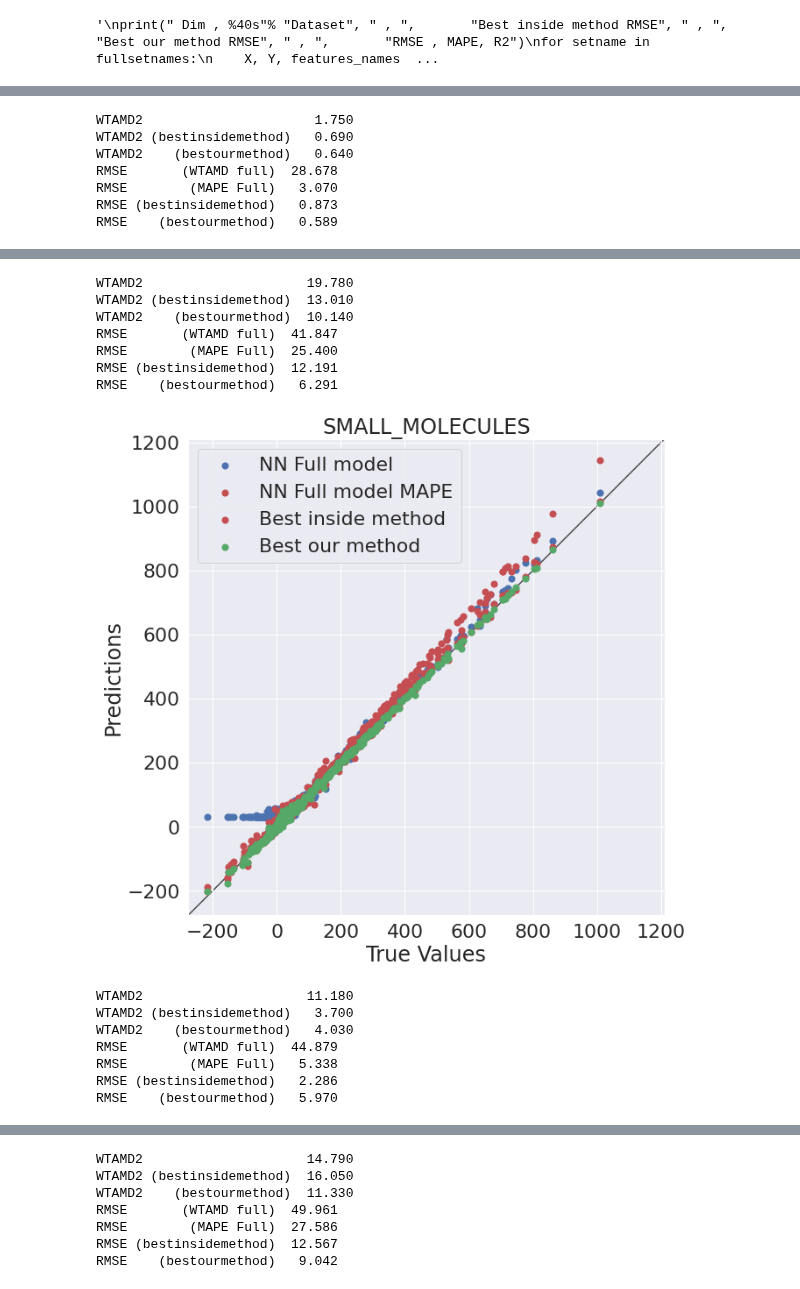
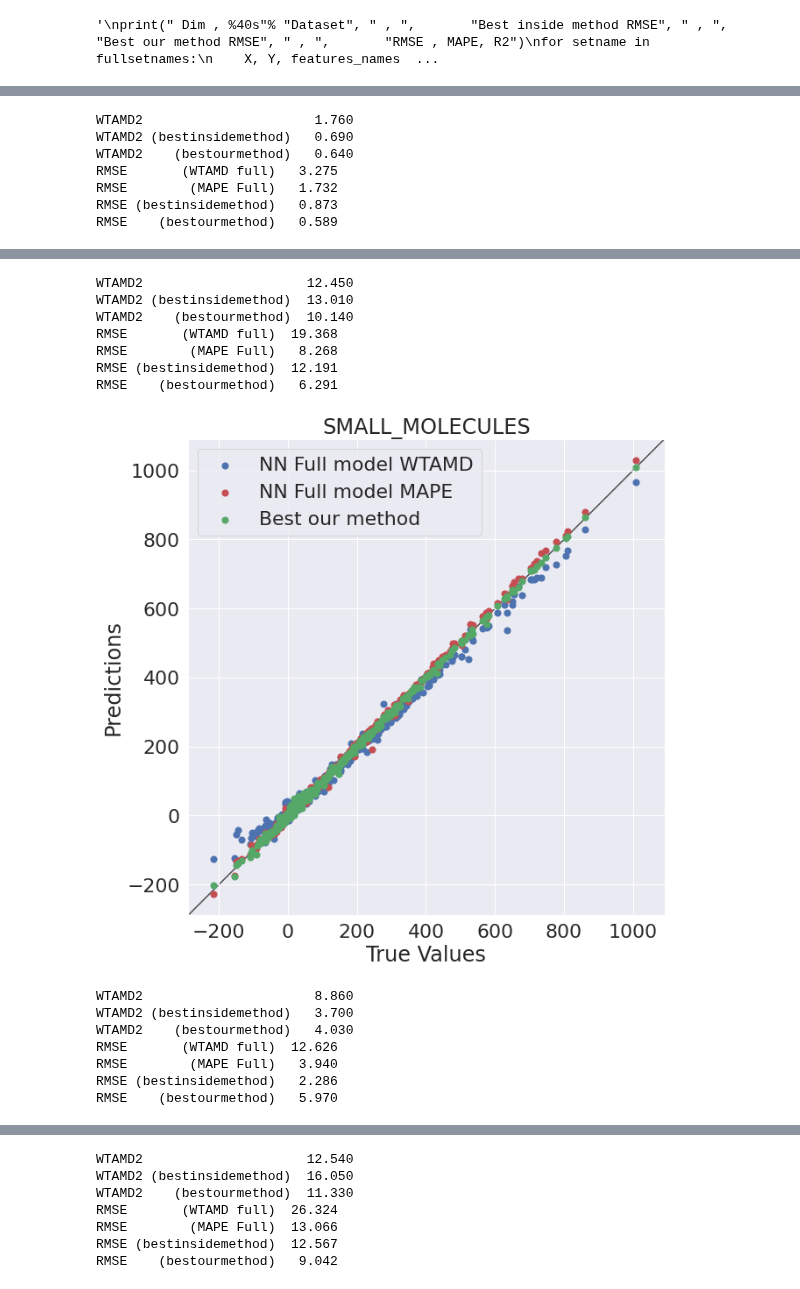
Before and after one commit to lstorchi/model_reaction_data, a Jupyter notebook: generaldataset_NN.ipynb, the cells around one changed output, grey strips where cells are left out. Drawn from its saved outputs; the diff is of its cells as text; code cells hidden in the pictures.

```diff
--- a/generaldataset_NN.ipynb
+++ b/generaldataset_NN.ipynb
@@ -374,6 +373,8 @@ Results for inside and our methods
                      LARGE_SYSTEMS_RSE43  ,  1  ,    3.188  ,  PBE0-TZVP  ,    1.676
                                     Full  ,  1  ,    9.227  ,  PBE0-TZVP  ,    6.219
 # %%
+CORRCUT = 0.90
+
 setname = "Full"
 models_results[setname].fulldescriptors = []
 models_results[setname].labels = []
@@ -653,7 +649,7 @@ modelminmape, modelminwtamd = \
         models.nn_model(0.2, X_s, scalerx, Y_s, scalery, \
             supersetlist, setlist, \
             nepochs, modelshapes, batch_sizes, inputshape=-1,\
-            search=True)
+            search=True, split=False)
 
 print("Best NN model for set: ", setname, file=sys.stderr)
 print("  WTAMD: ", modelminwtamd, file=sys.stderr)
@@ -696,7 +692,7 @@ results_mape = models.nn_model(0.2, X_s, scalerx, Y_s, scalery, \
                     [modelminmape[0]], \
                     [modelminmape[2]], \
                     inputshape=-1,\
-                    search=False)
+                    search=False, split=False)
 
 models_results[setname].nn_model_mape = results_mape
 
@@ -706,7 +702,7 @@ results_wtamd = models.nn_model(0.2, X_s, scalerx, Y_s, scalery, \
                     [modelminwtamd[0]], \
                     [modelminwtamd[2]], \
                     inputshape=-1,\
-                    search=False)
+                    search=False, split=False)
 
 models_results[setname].nn_model_wtamd = results_wtamd
 # %% [output]
@@ -929,11 +925,11 @@ for setname in fullsetnames:
 
 
     fig, ax = plt.subplots()
-    ax.scatter(Y, y_pred_wtamd, c='b', s=50, label='NN Full model')
+    ax.scatter(Y, y_pred_wtamd, c='b', s=50, label='NN Full model WTAMD')
     ax.scatter(Y, y_pred_mape, \
                 c='r', s=50, label='NN Full model MAPE')
-    ax.scatter(Y, models_results[setname].y_pred_bestinsidemethod, \
-                c='r', s=50, label='Best inside method')
+    #ax.scatter(Y, models_results[setname].y_pred_bestinsidemethod, \
+    #            c='r', s=50, label='Best inside method')
     ax.scatter(Y, models_results[setname].y_pred_bestourmethod, \
                c='g', s=50, label='Best our method')
     lims = [
@@ -961,7 +957,7 @@ RMSE    (bestourmethod)   4.856
-WTAMD2                      1.750
+WTAMD2                      1.760
 WTAMD2 (bestinsidemethod)   0.690
 WTAMD2    (bestourmethod)   0.640
-RMSE       (WTAMD full)  28.678
-RMSE        (MAPE Full)   3.070
+RMSE       (WTAMD full)   3.275
+RMSE        (MAPE Full)   1.732
 RMSE (bestinsidemethod)   0.873
 RMSE    (bestourmethod)   0.589
@@ -969,15 +965,15 @@ RMSE    (bestourmethod)   0.589
-WTAMD2                     19.780
+WTAMD2                     12.450
 WTAMD2 (bestinsidemethod)  13.010
 WTAMD2    (bestourmethod)  10.140
-RMSE       (WTAMD full)  41.847
-RMSE        (MAPE Full)  25.400
+RMSE       (WTAMD full)  19.368
+RMSE        (MAPE Full)   8.268
 RMSE (bestinsidemethod)  12.191
 RMSE    (bestourmethod)   6.291
-[figure, old version]
+[figure, new version]
-WTAMD2                     11.180
+WTAMD2                      8.860
 WTAMD2 (bestinsidemethod)   3.700
 WTAMD2    (bestourmethod)   4.030
-RMSE       (WTAMD full)  44.879
-RMSE        (MAPE Full)   5.338
+RMSE       (WTAMD full)  12.626
+RMSE        (MAPE Full)   3.940
 RMSE (bestinsidemethod)   2.286
 RMSE    (bestourmethod)   5.970
@@ -985,7 +981,7 @@ RMSE    (bestourmethod)   5.970
-WTAMD2                     14.790
+WTAMD2                     12.540
 WTAMD2 (bestinsidemethod)  16.050
 WTAMD2    (bestourmethod)  11.330
-RMSE       (WTAMD full)  49.961
-RMSE        (MAPE Full)  27.586
+RMSE       (WTAMD full)  26.324
+RMSE        (MAPE Full)  13.066
 RMSE (bestinsidemethod)  12.567
 RMSE    (bestourmethod)   9.042
```
Also changed, not shown: parts of 10 cells of this notebook, 1 other file.
